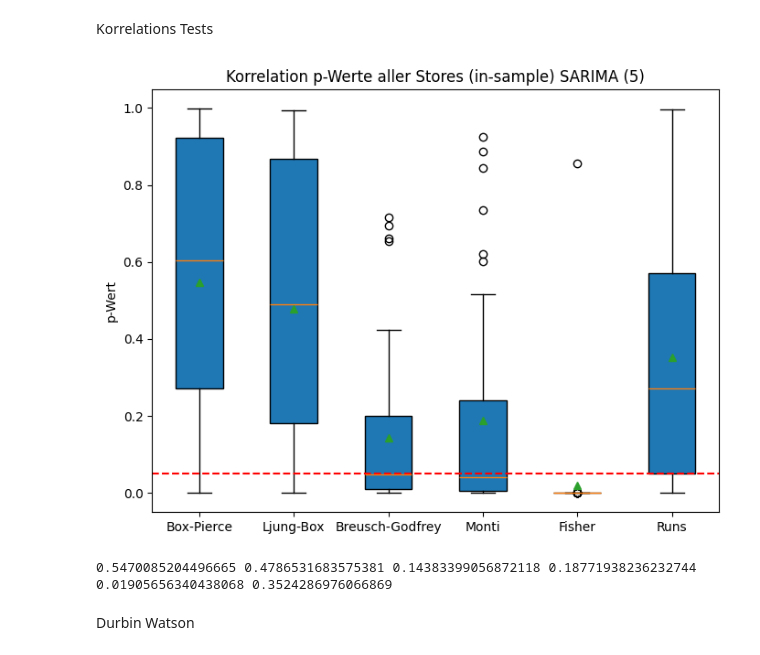
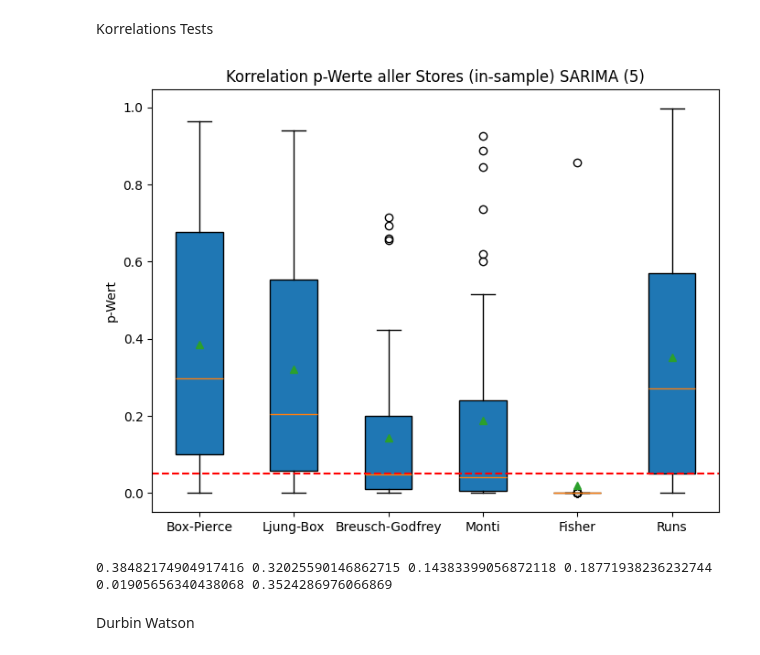
Before and after one commit to netalivo/Bachelor, a Jupyter notebook: main_all_stores.ipynb, the cells around one changed output. Cells and saved outputs as stored; diff of their text form; code cells hidden in the pictures.

Commit message:
fixed degrees of freedom for some correlation tests

```diff
--- a/main_all_stores.ipynb
+++ b/main_all_stores.ipynb
@@ -80,17 +80,23 @@ f_pvalues = []
 # Für jeden Store von 1 bis 45:
 for store in range(1, 46):
     resid = residuals_dict.get(store)
+
+    sarima_params  = optimal_orders_5.get(str(store))
+    order = tuple(sarima_params["order"])
+    seasonal_order = tuple(sarima_params["seasonal_order"])
+
+    # SARIMA Modell erstellen
     if resid is not None:
         # Box-Pierce Test
         try:
-            _, p_value = box_pierce_test(residuals = resid, lags = [29], print_results=False)
+            _, p_value = box_pierce_test(residuals = resid, store_num = store, lags = [29], print_results=False)
             bp_pvalues.append(p_value)
         except Exception as e:
             print(f"Fehler beim Box-Pierce Test für Store {store}: {e}")
             bp_pvalues.append(np.nan)
         # Ljung-Box Test
         try:
-            _, p_value = ljung_box_test(residuals = resid, lags=[29], print_results = False)
+            _, p_value = ljung_box_test(residuals = resid, store_num = store, lags=[29], print_results = False)
             lb_pvalues.append(p_value)
         except Exception as e:
             print(f"Fehler beim Ljung-Box Test für Store {store}: {e}")
@@ -104,18 +110,14 @@ for store in range(1, 46):
             bg_pvalues.append(np.nan)
         # Monti Test
         try:
-            sarima_params  = optimal_orders_5.get(str(store))
-            order = tuple(sarima_params["order"])
-            _, p_value = monti_test(residuals = resid, m = 29, p = order[0], q = order[2], print_results = False)
+            _, p_value = monti_test(residuals = resid, store_num=store, m = 29, print_results = False)
             m_pvalues.append(p_value)
         except Exception as e:
             print(f"Fehler beim Monti Test für Store {store}: {e}")
             m_pvalues.append(np.nan)
         # Fisher Test
         try:
-            sarima_params  = optimal_orders_5.get(str(store))
-            order = tuple(sarima_params["order"])
-            _, p_value = fisher_test(residuals = resid, m = 4, p = order[0], q = order[2], print_results = False)
+            _, p_value = fisher_test(residuals = resid, store_num = store, m = 4, print_results = False)
             f_pvalues.append(p_value)
         except Exception as e:
             print(f"Fehler beim Fisher Test für Store {store}: {e}")
@@ -123,35 +125,35 @@ for store in range(1, 46):
         # Runs Test
         try:
             _, p_value = run_test(residuals = resid, print_results = False)
             rt_pvalues.append(p_value)
         except Exception as e:
             print(f"Fehler beim Runs Test für Store {store}: {e}")
             rt_pvalues.append(np.nan)
     else:
         bp_pvalues.append(np.nan)
         lb_pvalues.append(np.nan)
         bg_pvalues.append(np.nan)
         rt_pvalues.append(np.nan)
         m_pvalues.append(np.nan)
         f_pvalues.append(np.nan)
 
 
 pvalues = np.column_stack([bp_pvalues, lb_pvalues, bg_pvalues, m_pvalues, f_pvalues, rt_pvalues])
 
 
 # Erstelle einen Boxplot der p-Werte
 plt.figure(figsize=(8, 6))
 plt.boxplot(pvalues, patch_artist=True, showmeans=True)
 plt.title("Korrelation p-Werte aller Stores (in-sample) SARIMA (5)")
 plt.ylabel("p-Wert")
 plt.xticks([1, 2, 3, 4, 5, 6], ["Box-Pierce", "Ljung-Box", "Breusch-Godfrey", "Monti", "Fisher", "Runs"])
 plt.axhline(0.05, color='red', linestyle='--', label='Signifikanzniveau 0.05')
 plt.show()
 
 print(np.mean(bp_pvalues), np.mean(lb_pvalues), np.mean(bg_pvalues), np.mean(m_pvalues), np.mean(f_pvalues), np.mean(rt_pvalues))
 # %% [output]
-[figure, old version]
+[figure, new version]
-0.5470085204496665 0.4786531683575381 0.14383399056872118 0.18771938236232744 0.01905656340438068 0.3524286976066869
+0.38482174904917416 0.32025590146862715 0.14383399056872118 0.18771938236232744 0.01905656340438068 0.3524286976066869
 # %% [markdown]
 Durbin Watson
 # %%
```
Also changed, not shown: parts of 3 cells of this notebook, 2 other files.
